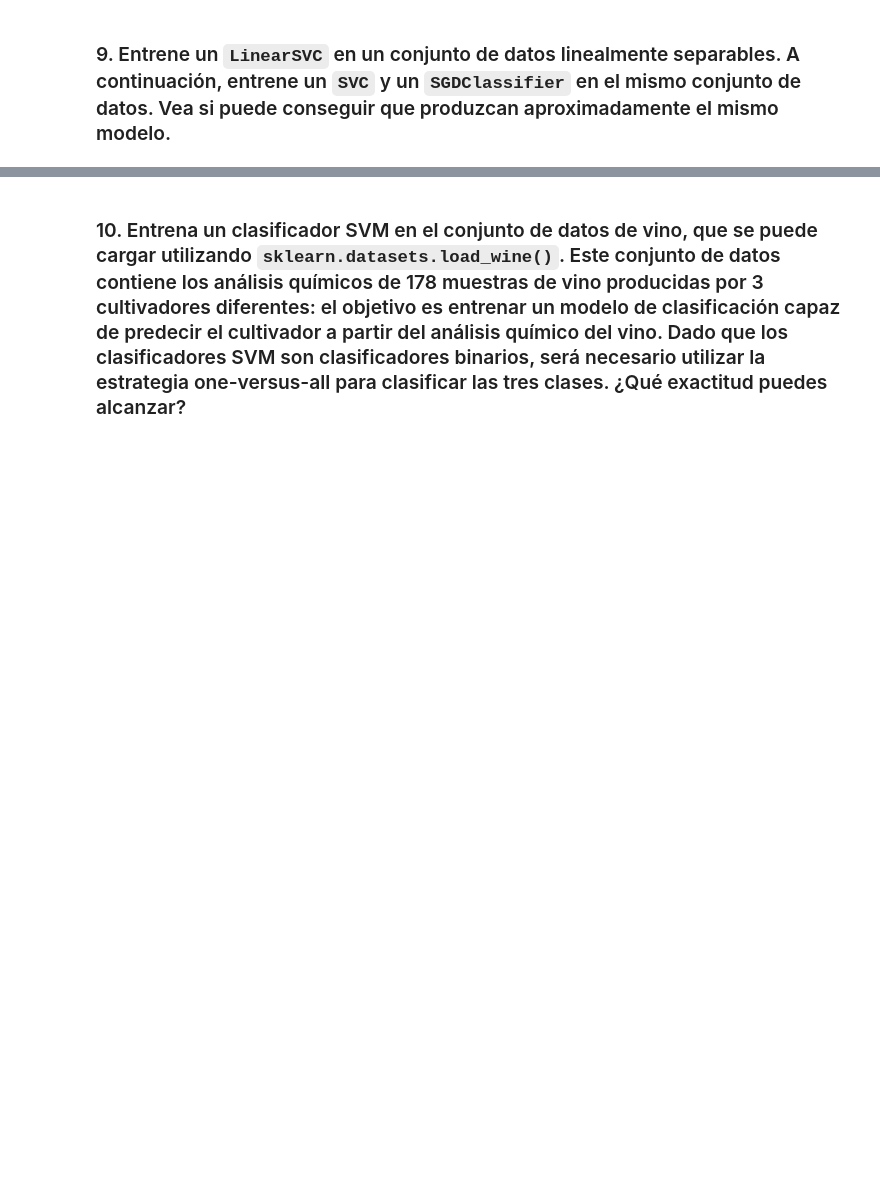
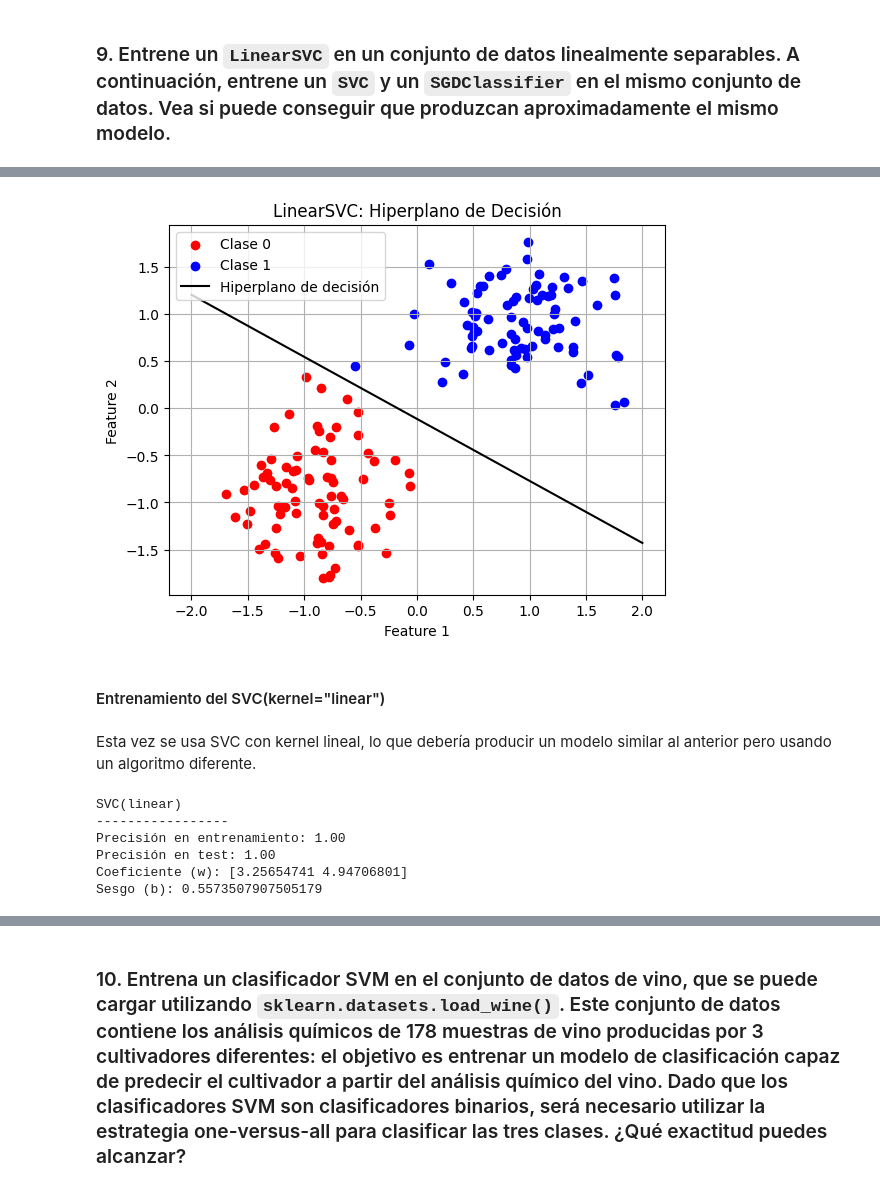
Before and after one commit to hugodidi/muria-machinelearning, a Jupyter notebook: SVM/notebooks/svm_exercises_diazdiazhugo.ipynb, the cells around one changed output, grey strips where cells are left out. Drawn from its saved outputs; the diff is of its cells as text; code cells hidden in the pictures; blank space fills up the shorter version.

```diff
--- a/SVM/notebooks/svm_exercises_diazdiazhugo.ipynb
+++ b/SVM/notebooks/svm_exercises_diazdiazhugo.ipynb
@@ -44,0 +158,46 @@ Sirve para manejar relaciones no lineales sin tener que añadir explícitamente
+# %%
+# Representar el hiperplano de decisión
+xx = np.linspace(-2, 2, 100)
+yy = - (w[0] * xx + b) / w[1]
+plt.scatter(X_train_scaled[y_train == 0][:, 0], X_train_scaled[y_train == 0][:, 1], color='red', label='Clase 0')
+plt.scatter(X_train_scaled[y_train == 1][:, 0], X_train_scaled[y_train == 1][:, 1], color='blue', label='Clase 1')
+plt.plot(xx, yy, 'k-', label='Hiperplano de decisión')
+plt.title('LinearSVC: Hiperplano de Decisión')
+plt.xlabel('Feature 1')
+plt.ylabel('Feature 2')
+plt.legend()
+plt.grid()
+# %% [output]
+[figure, added]
+# %% [markdown]
+#### Entrenamiento del SVC(kernel="linear")
+# %% [markdown]
+Esta vez se usa SVC con kernel lineal, lo que debería producir un modelo similar al anterior pero usando un algoritmo diferente.
+# %%
+svc_linear = SVC(
+    kernel="linear",
+    C=100.0,
+    random_state=42
+)
+svc_linear.fit(X_train_scaled, y_train)
+
+# Evaluar el modelo
+train_accuracy_2 = svc_linear.score(X_train_scaled, y_train)
+test_accuracy_2 = svc_linear.score(X_test_scaled, y_test)
+
+# Coeficiente y sesgo
+w_2 = svc_linear.coef_[0]
+b_2 = svc_linear.intercept_[0]
+
+print("SVC(linear) \n-----------------")
+print(f"Precisión en entrenamiento: {train_accuracy_2:.2f}")
+print(f"Precisión en test: {test_accuracy_2:.2f}")
+print(f"Coeficiente (w): {w_2}")
+print(f"Sesgo (b): {b_2}")
+# %% [output]
+SVC(linear)
+-----------------
+Precisión en entrenamiento: 1.00
+Precisión en test: 1.00
+Coeficiente (w): [3.25654741 4.94706801]
+Sesgo (b): 0.5573507907505179
```
Also changed, not shown: parts of 45 cells of this notebook.
